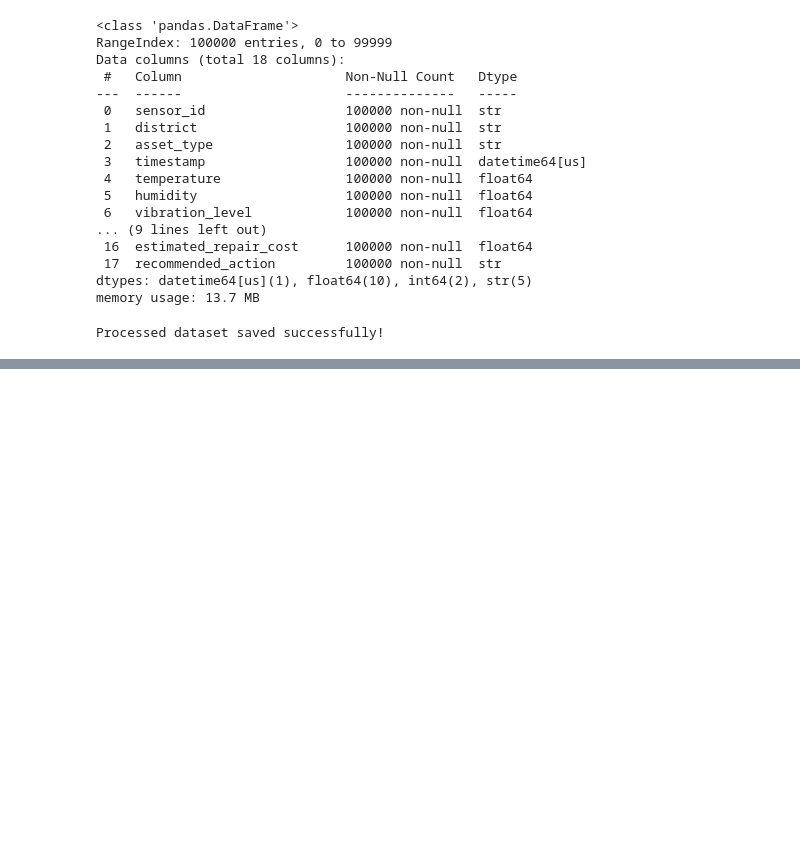
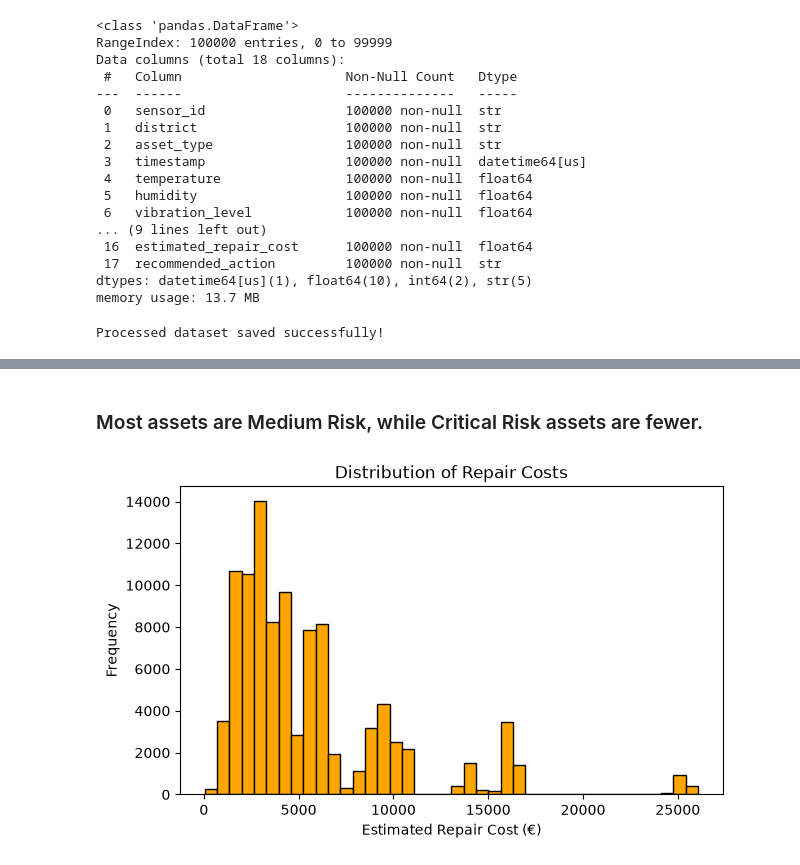
Before and after one commit to Lea-M04/smart_city, a Jupyter notebook: notebooks/process_dataset.ipynb, the cells around one changed output, grey strips where cells are left out. Drawn from its saved outputs; the diff is of its cells as text; code cells hidden in the pictures; blank space fills up the shorter version.

```diff
--- a/notebooks/process_dataset.ipynb
+++ b/notebooks/process_dataset.ipynb
@@ -371,0 +388,19 @@ Processed dataset saved successfully!
+# %% [markdown]
+### Most assets are Medium Risk, while Critical Risk assets are fewer.
+# %%
+# Histogram per Kosto te riparimit
+plt.figure(figsize=(7,4))
+
+df["estimated_repair_cost"].plot(
+    kind="hist",
+    bins=40,
+    color="orange",
+    edgecolor="black"
+)
+
+plt.title("Distribution of Repair Costs")
+plt.xlabel("Estimated Repair Cost (€)")
+plt.ylabel("Frequency")
+plt.show()
+# %% [output]
+[figure, added]
```
Also changed, not shown: parts of 8 cells of this notebook.
